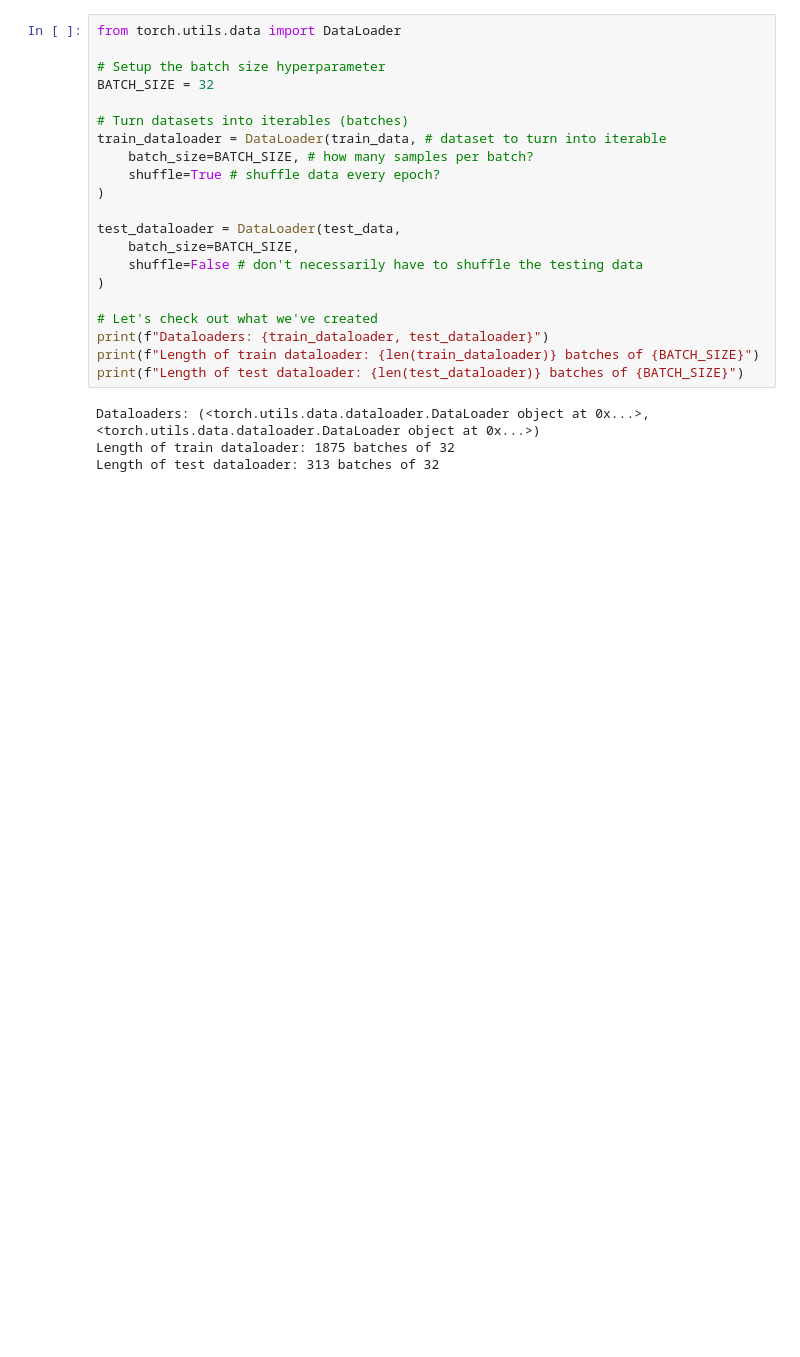
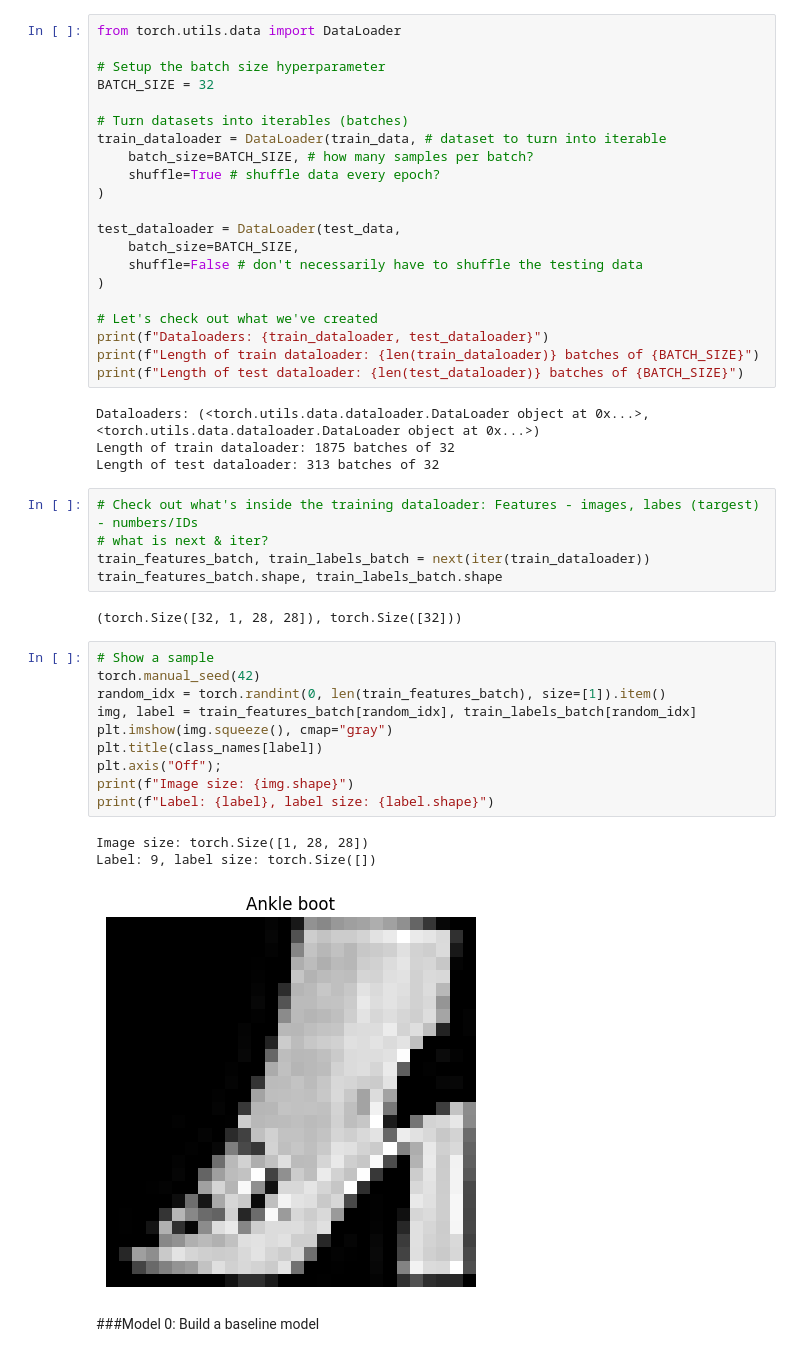
Before and after one commit to Ed-Marcavage/PyTorch, a Jupyter notebook: ComputerVision.ipynb, the cells around one changed output. Saved outputs shown, nothing was run; the diff lists cells and outputs as text; blank space fills up the shorter version.

```diff
--- a/ComputerVision.ipynb
+++ b/ComputerVision.ipynb
@@ -151,3 +169,26 @@ print(f"Length of test dataloader: {len(test_dataloader)} batches of {BATCH_SIZE
 Dataloaders: (<torch.utils.data.dataloader.DataLoader object at 0x...>, <torch.utils.data.dataloader.DataLoader object at 0x...>)
 Length of train dataloader: 1875 batches of 32
 Length of test dataloader: 313 batches of 32
+# %%
+# Check out what's inside the training dataloader: Features - images, labes (targest) - numbers/IDs
+# what is next & iter?
+train_features_batch, train_labels_batch = next(iter(train_dataloader))
+train_features_batch.shape, train_labels_batch.shape
+# %% [output]
+(torch.Size([32, 1, 28, 28]), torch.Size([32]))
+# %%
+# Show a sample
+torch.manual_seed(42)
+random_idx = torch.randint(0, len(train_features_batch), size=[1]).item()
+img, label = train_features_batch[random_idx], train_labels_batch[random_idx]
+plt.imshow(img.squeeze(), cmap="gray")
+plt.title(class_names[label])
+plt.axis("Off");
+print(f"Image size: {img.shape}")
+print(f"Label: {label}, label size: {label.shape}")
+# %% [output]
+Image size: torch.Size([1, 28, 28])
+Label: 9, label size: torch.Size([])
+[figure, added]
+# %% [markdown]
+###Model 0: Build a baseline model
```
Also changed, not shown: parts of 4 cells of this notebook.
